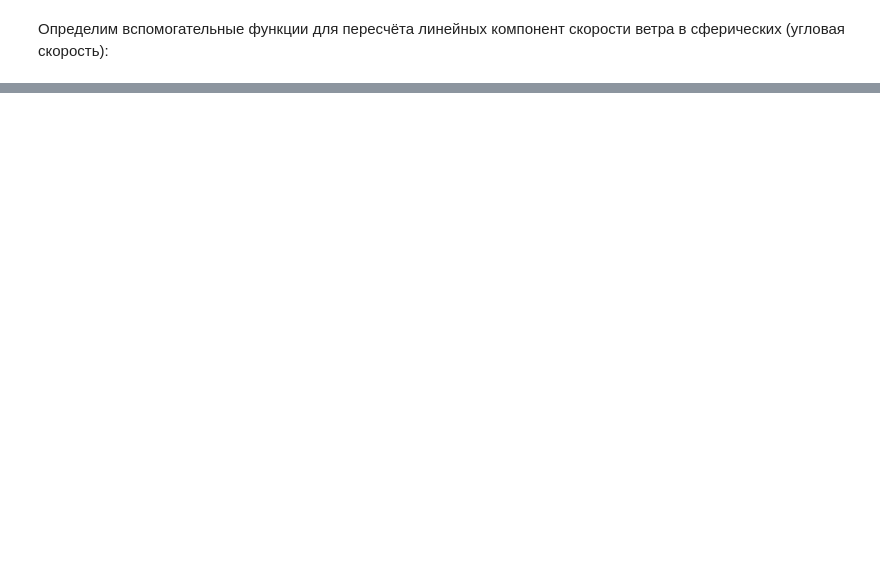
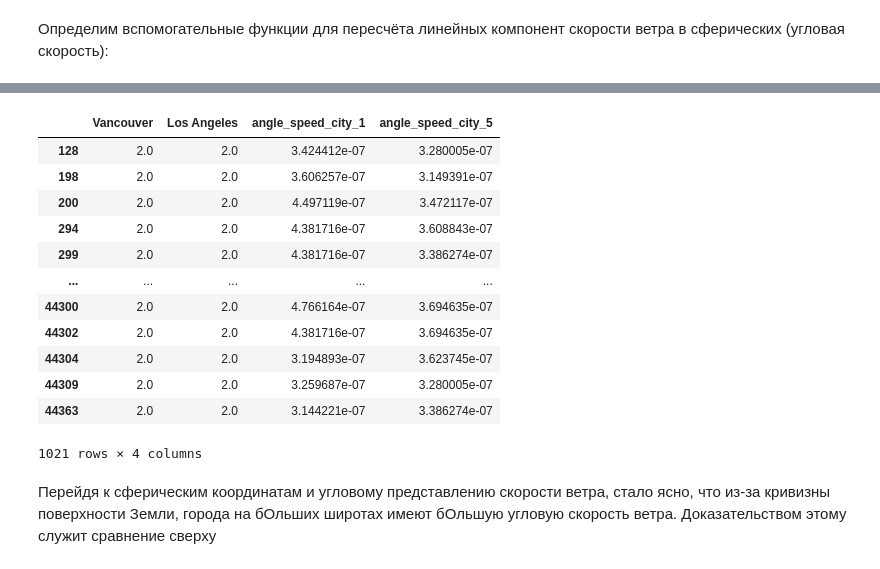
Before and after one commit to OlegRMW/vectors-, a Jupyter notebook: run.ipynb, the cells around one changed output, grey strips where cells are left out. Cells and saved outputs as stored; diff of their text form; code cells hidden in the pictures; blank space fills up the shorter version.

```diff
--- a/run.ipynb
+++ b/run.ipynb
@@ -291,0 +279,3 @@ def sphere_wind_components(angle, speed, latitude, longitude, R = 6371000):
+# %%
+df = pd.concat([df, results], axis=1)
+df.shape
@@ -291,0 +303,19 @@ def sphere_wind_components(angle, speed, latitude, longitude, R = 6371000):
+# %%
+df_compare = pd.concat([df.iloc[:, 37], df.iloc[:, 41], df.iloc[:, 147], df.iloc[:, 151]], axis=1)
+df_compare[(df_compare['Vancouver'] == 2)&(df_compare['Los Angeles'] == 2)]
+# %% [output]
+|  | Vancouver | Los Angeles | angle_speed_city_1 | angle_speed_city_5 |
+| 128 | 2.0 | 2.0 | 3.424412e-07 | 3.280005e-07 |
+| 198 | 2.0 | 2.0 | 3.606257e-07 | 3.149391e-07 |
+| 200 | 2.0 | 2.0 | 4.497119e-07 | 3.472117e-07 |
+| 294 | 2.0 | 2.0 | 4.381716e-07 | 3.608843e-07 |
+| 299 | 2.0 | 2.0 | 4.381716e-07 | 3.386274e-07 |
+| ... | ... | ... | ... | ... |
+| 44300 | 2.0 | 2.0 | 4.766164e-07 | 3.694635e-07 |
+| 44302 | 2.0 | 2.0 | 4.381716e-07 | 3.694635e-07 |
+| 44304 | 2.0 | 2.0 | 3.194893e-07 | 3.623745e-07 |
+| 44309 | 2.0 | 2.0 | 3.259687e-07 | 3.280005e-07 |
+| 44363 | 2.0 | 2.0 | 3.144221e-07 | 3.386274e-07 |
+1021 rows × 4 columns
+# %% [markdown]
+Перейдя к сферическим координатам и угловому представлению скорости ветра, стало ясно, что из-за кривизны поверхности Земли, города на бОльших широтах имеют бОльшую угловую скорость ветра. Доказательством этому служит сравнение сверху
```
Also changed, not shown: parts of 18 cells of this notebook.
